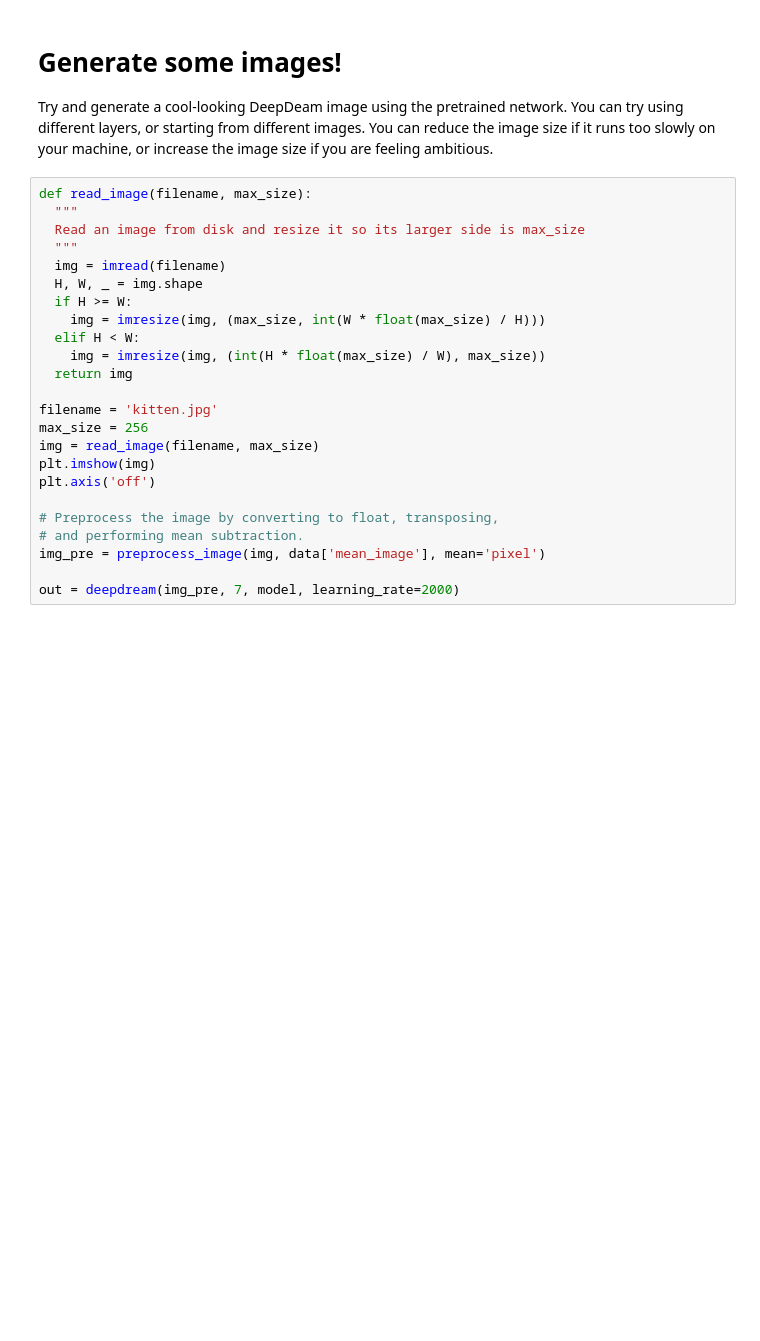
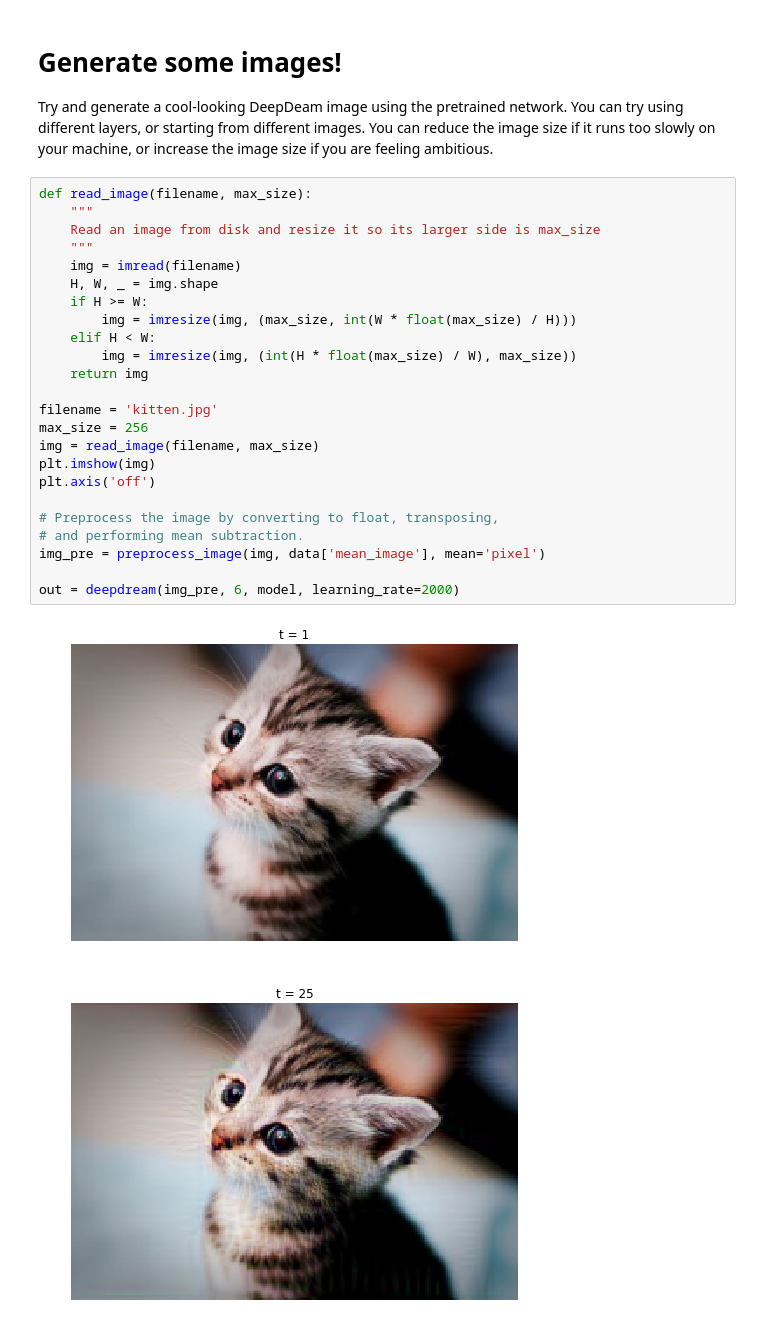
Before and after one commit to elirex/machine-learning, a Jupyter notebook: cs231n/assignment3/ImageGeneration.ipynb, the cells around one changed output. Cells and saved outputs as stored; diff of their text form; blank space fills up the shorter version.

```diff
--- a/cs231n/assignment3/ImageGeneration.ipynb
+++ b/cs231n/assignment3/ImageGeneration.ipynb
@@ -399,25 +411,28 @@ def deepdream(X, layer, model, **kwargs):
 Try and generate a cool-looking DeepDeam image using the pretrained network. You can try using different layers, or starting from different images. You can reduce the image size if it runs too slowly on your machine, or increase the image size if you are feeling ambitious.
 # %%
 def read_image(filename, max_size):
-  """
-  Read an image from disk and resize it so its larger side is max_size
-  """
-  img = imread(filename)
-  H, W, _ = img.shape
-  if H >= W:
-    img = imresize(img, (max_size, int(W * float(max_size) / H)))
-  elif H < W:
-    img = imresize(img, (int(H * float(max_size) / W), max_size))
-  return img
+    """
+    Read an image from disk and resize it so its larger side is max_size
+    """
+    img = imread(filename)
+    H, W, _ = img.shape
+    if H >= W:
+        img = imresize(img, (max_size, int(W * float(max_size) / H)))
+    elif H < W:
+        img = imresize(img, (int(H * float(max_size) / W), max_size))
+    return img
 
 filename = 'kitten.jpg'
 max_size = 256
 img = read_image(filename, max_size)
 plt.imshow(img)
 plt.axis('off')
 
 # Preprocess the image by converting to float, transposing,
 # and performing mean subtraction.
 img_pre = preprocess_image(img, data['mean_image'], mean='pixel')
 
-out = deepdream(img_pre, 7, model, learning_rate=2000)
+out = deepdream(img_pre, 6, model, learning_rate=2000)
+# %% [output]
+[figure, added]
+[figure, added]
```
Also changed, not shown: parts of 2 cells of this notebook.
